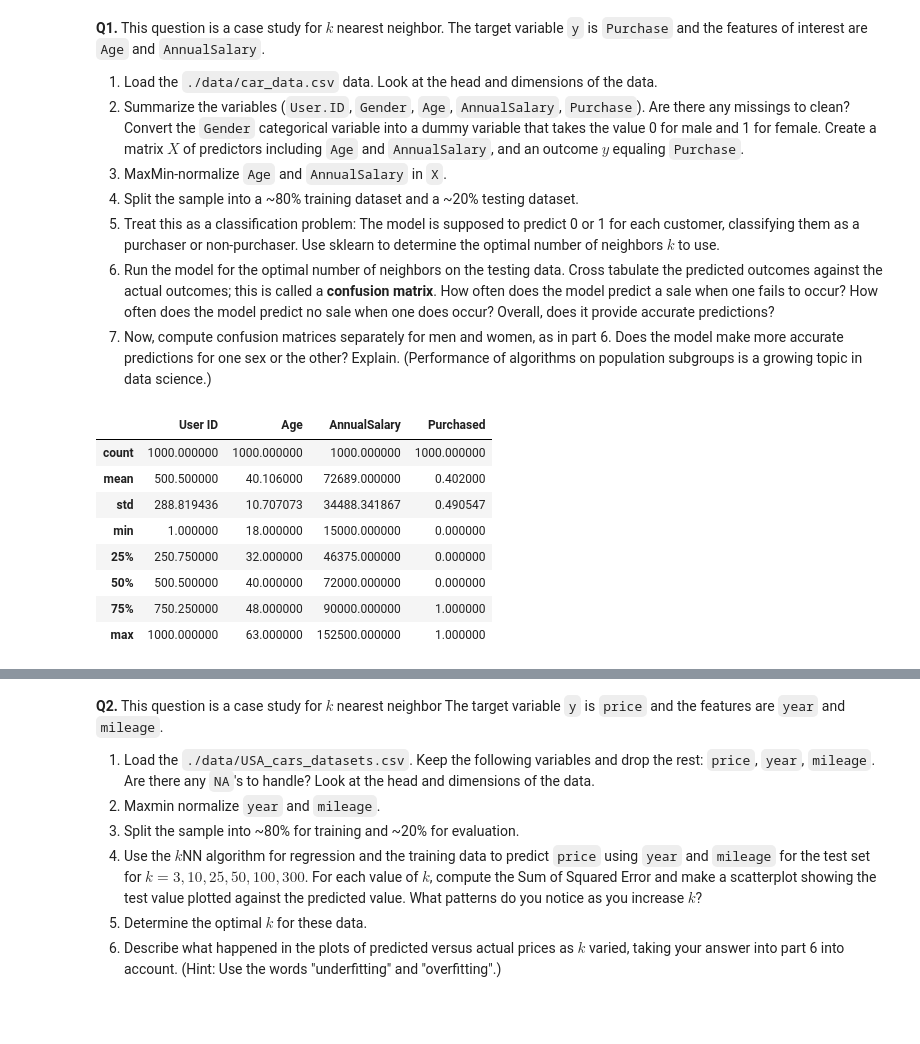
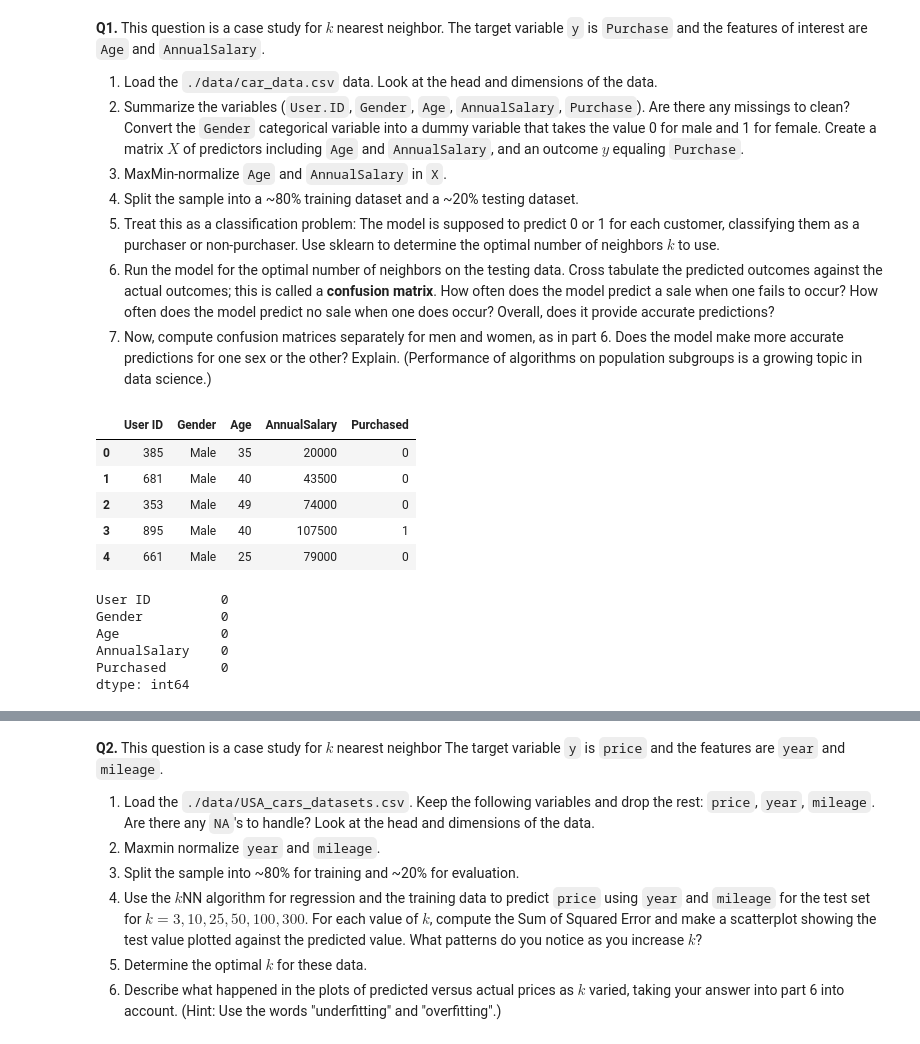
Before and after one commit to Monty-2003/assignment3, a Jupyter notebook: assignment_knn_and_kmc.ipynb, the cells around one changed output, grey strips where cells are left out. Cells and saved outputs as stored; diff of their text form; code cells hidden in the pictures; blank space fills up the shorter version.

```diff
--- a/assignment_knn_and_kmc.ipynb
+++ b/assignment_knn_and_kmc.ipynb
@@ -24,16 +33,30 @@ import numpy as np
 # %%
 # Load data
 car_dat = pd.read_csv("./assignment3/data/car_data.csv")
+car_dat.head()
+# %% [output]
+|  | User ID | Gender | Age | AnnualSalary | Purchased |
+| 0 | 385 | Male | 35 | 20000 | 0 |
+| 1 | 681 | Male | 40 | 43500 | 0 |
+| 2 | 353 | Male | 49 | 74000 | 0 |
+| 3 | 895 | Male | 40 | 107500 | 1 |
+| 4 | 661 | Male | 25 | 79000 | 0 |
 # %%
 # Summarize variables
 car_dat.describe()
+
+#pd.unique(car_dat['Gender'])
+
+# Changed Gender to binary dummy
+car_dat['Gender'] = car_dat['Gender'].replace('Male', 0).replace('Female', 1)
+pd.unique(car_dat['Gender'])
+
+# No other NaN values
+print(car_dat.isnull().sum())
 # %% [output]
-|  | User ID | Age | AnnualSalary | Purchased |
-| count | 1000.000000 | 1000.000000 | 1000.000000 | 1000.000000 |
-| mean | 500.500000 | 40.106000 | 72689.000000 | 0.402000 |
-| std | 288.819436 | 10.707073 | 34488.341867 | 0.490547 |
-| min | 1.000000 | 18.000000 | 15000.000000 | 0.000000 |
-| 25% | 250.750000 | 32.000000 | 46375.000000 | 0.000000 |
-| 50% | 500.500000 | 40.000000 | 72000.000000 | 0.000000 |
-| 75% | 750.250000 | 48.000000 | 90000.000000 | 1.000000 |
-| max | 1000.000000 | 63.000000 | 152500.000000 | 1.000000 |
+User ID         0
+Gender          0
+Age             0
+AnnualSalary    0
+Purchased       0
+dtype: int64
```
Also changed, not shown: parts of 7 cells of this notebook.
